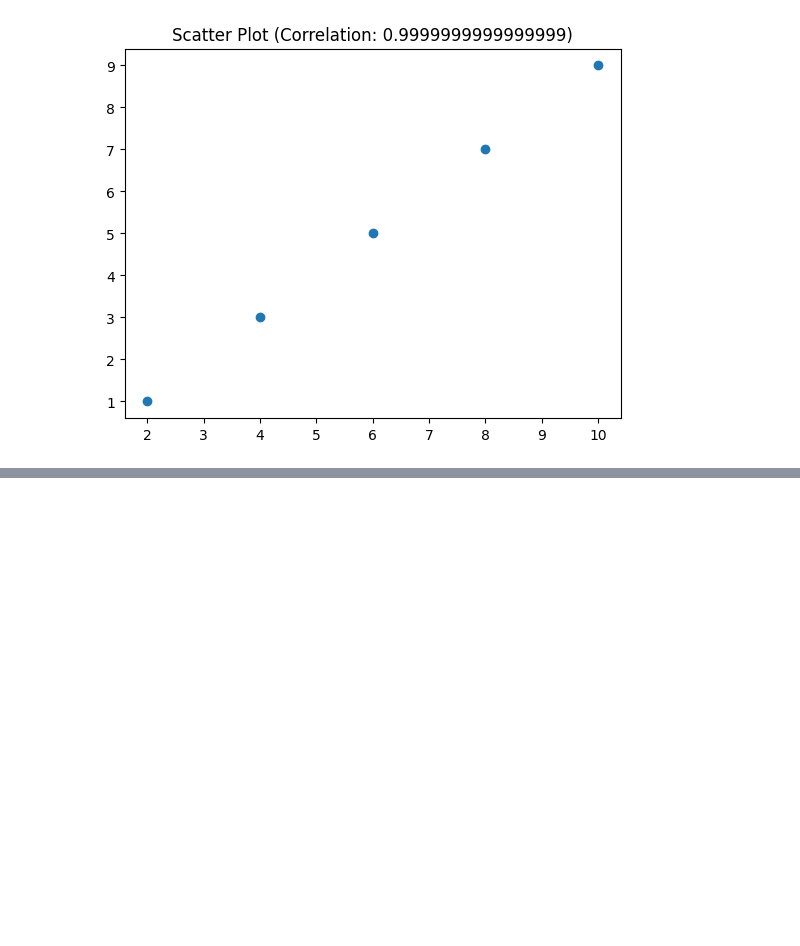
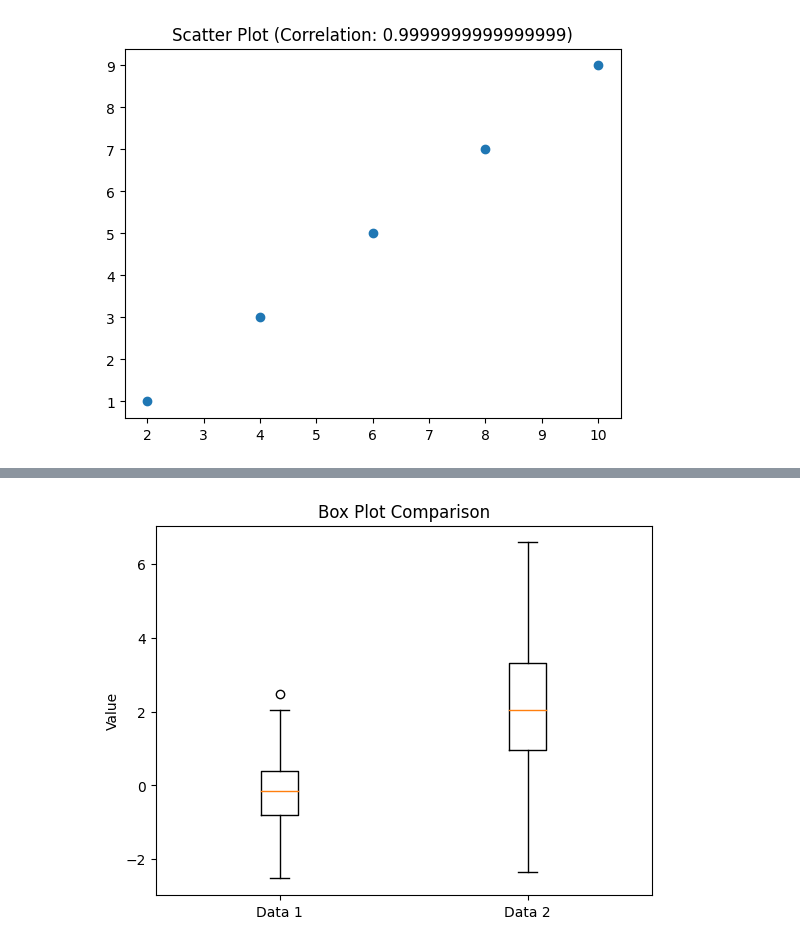
Before and after one commit to PHCoder05/advance-python-practice, a Jupyter notebook: statitical_functions.ipynb, the cells around one changed output, grey strips where cells are left out. Drawn from its saved outputs; the diff is of its cells as text; code cells hidden in the pictures; blank space fills up the shorter version.

```diff
--- a/statitical_functions.ipynb
+++ b/statitical_functions.ipynb
@@ -86,0 +108,14 @@ plt.show()
+# %%
+import matplotlib.pyplot as plt
+import numpy as np
+
+data1 = np.random.normal(0, 1, 100)
+data2 = np.random.normal(2, 1.5, 100)
+
+data = [data1, data2]
+plt.boxplot(data, labels=['Data 1', 'Data 2'])
+plt.ylabel('Value')
+plt.title('Box Plot Comparison')
+plt.show()
+# %% [output]
+[figure, added]
```
Also changed, not shown: parts of 2 cells of this notebook.
